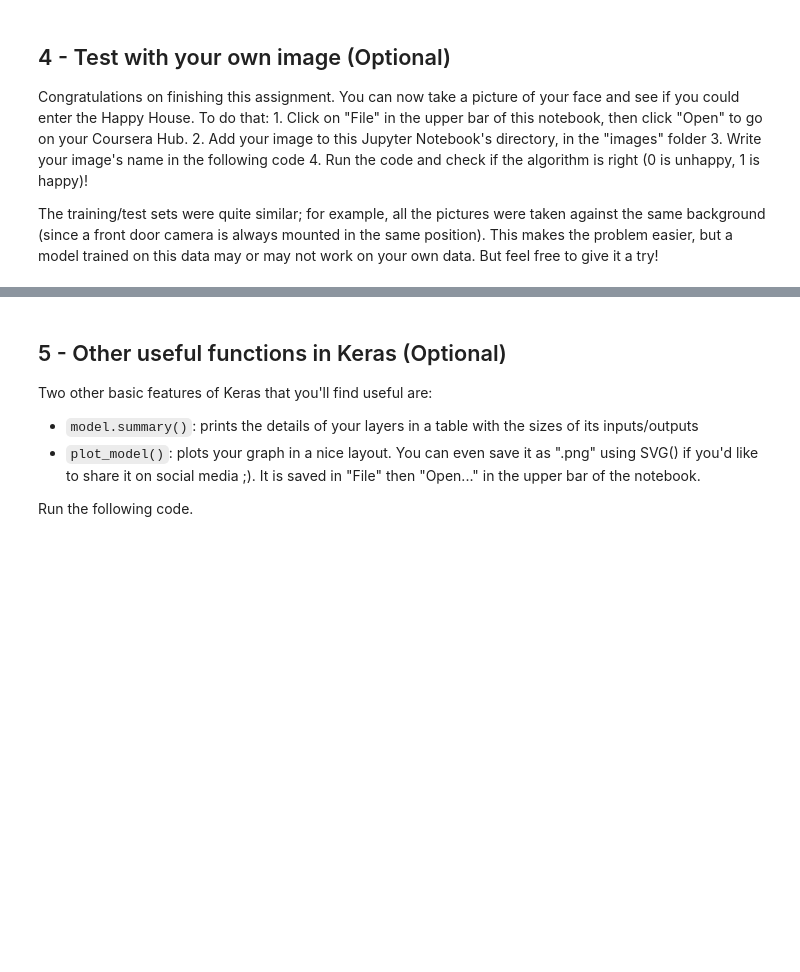
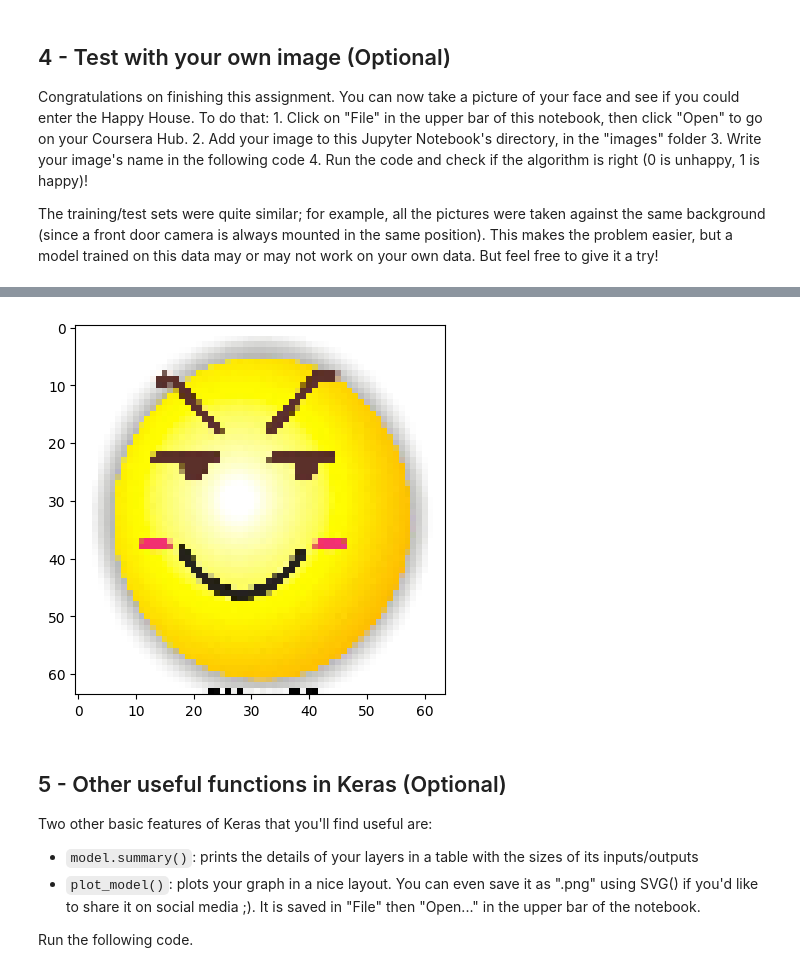
Before and after one commit to qbdl/deeplearning-ai-Notes-Homework, a Jupyter notebook: code_homework/04.卷积神经网络/第2周 深度卷积网络：实例探究/编程作业/KerasTutorial/Keras-Tutorial-Happy House v2.ipynb, the cells around one changed output, grey strips where cells are left out. Drawn from its saved outputs; the diff is of its cells as text; code cells hidden in the pictures; blank space fills up the shorter version.

```diff
--- a/code_homework/04.卷积神经网络/第2周 深度卷积网络：实例探究/编程作业/KerasTutorial/Keras-Tutorial-Happy House v2.ipynb
+++ b/code_homework/04.卷积神经网络/第2周 深度卷积网络：实例探究/编程作业/KerasTutorial/Keras-Tutorial-Happy House v2.ipynb
@@ -137,23 +153,37 @@ def HappyModel(input_shape):
     # Feel free to use the suggested outline in the text above to get started, and run through the whole
 
     # Define the input placeholder as a tensor with shape input_shape. Think of this as your input image!
-
+    X_input=Input(input_shape)
 
     # Zero-Padding: pads the border of X_input with zeroes
-
+    X=ZeroPadding2D((3,3))(X_input)
+    print("X_padding shape:",X.shape)
 
     # CONV -> BN -> RELU Block applied to X
+    X=Conv2D(32,(7,7),strides=(1,1),name='conv0')(X)
+    # 对于多通道的输入数据(二维卷积核对三维内容进行卷积)，卷积操作确实是对每个通道独立进行的，但这是在每个通道上使用相同的卷积核。
+    # 卷积核的权重对于每个通道都是相同的，然后在每个通道的卷积结果上进行逐元素相加，得到最终的输出。
 
+    print("X_conv0 shape:",X.shape)
 
+    X=BatchNormalization(axis=3,name='bn0')(X)
+    print("X_bn0 shape:",X.shape)
+
+    X=Activation('relu')(X)
 
     # MAXPOOL
-
+    X=MaxPooling2D((2,2),name='max_pool')(X)
+    print("X_max_pool shape:",X.shape)
 
     # FLATTEN X (means convert it to a vector) + FULLYCONNECTED
+    X=Flatten()(X)
+    print("X_flatten shape:",X.shape)
 
+    X=Dense(1,activation='sigmoid',name='fc')(X)
+    print("X_dense shape:",X.shape)
 
     # Create model. This creates your Keras model instance, you'll use this instance to train/test the model.
-
+    model=Model(inputs=X_input,outputs=X,name='HappyModel')
     # exercise (including the later portions of this notebook) once. The come back also try out other
     # network architectures as well.
 
@@ -173,5 +203,5 @@ If you want to know more about `model.compile()`, `model.fit()`, `model.evaluate
 **Exercise**: Implement step 1, i.e. create the model.
 # %%
 ### START CODE HERE ### (1 line)
-
+happyModel = HappyModel(X_train.shape[1:])
 ### END CODE HERE ###
@@ -179,11 +216,11 @@ If you want to know more about `model.compile()`, `model.fit()`, `model.evaluate
 **Exercise**: Implement step 2, i.e. compile the model to configure the learning process. Choose the 3 arguments of `compile()` wisely. Hint: the Happy Challenge is a binary classification problem.
 # %%
 ### START CODE HERE ### (1 line)
-
+happyModel.compile(optimizer='adam',loss='binary_crossentropy',metrics=['accuracy'])
 ### END CODE HERE ###
 # %% [markdown]
 **Exercise**: Implement step 3, i.e. train the model. Choose the number of epochs and the batch size.
 # %%
 ### START CODE HERE ### (1 line)
-
+happyModel.fit(x=X_train,y=Y_train,epochs=40,batch_size=50)
 ### END CODE HERE ###
@@ -242,8 +303,10 @@ Congratulations on finishing this assignment. You can now take a picture of your
 
 The training/test sets were quite similar; for example, all the pictures were taken against the same background (since a front door camera is always mounted in the same position). This makes the problem easier, but a model trained on this data may or may not work on your own data. But feel free to give it a try!
 # %%
+from tensorflow.keras.preprocessing import image
+from tensorflow.keras.applications.imagenet_utils import preprocess_input
 ### START CODE HERE ###
-
+img_path="images/smile.jpg"
 ### END CODE HERE ###
 img = image.load_img(img_path, target_size=(64, 64))
 imshow(img)
@@ -253,3 +316,4 @@ x = np.expand_dims(x, axis=0)
 x = preprocess_input(x)
 
 print(happyModel.predict(x))
+# %% [output]
@@ -256,3 +322,4 @@ print(happyModel.predict(x))
+[figure, added]
 # %% [markdown]
 ## 5 - Other useful functions in Keras (Optional)
 
```
Also changed, not shown: parts of 8 cells of this notebook, 7 other files.
